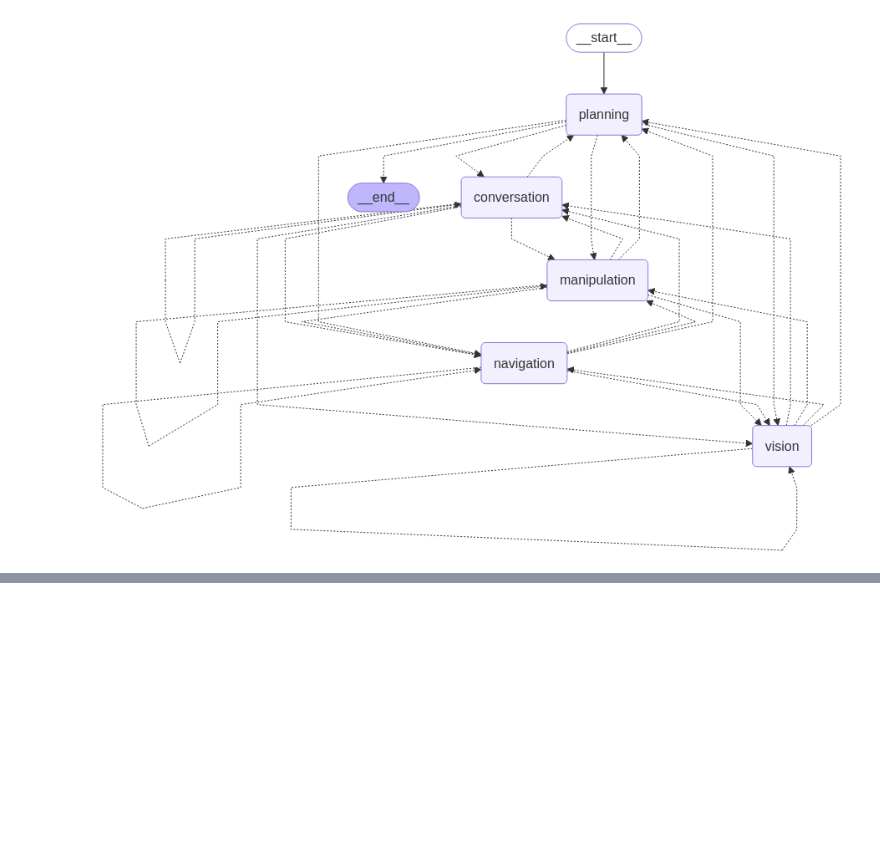
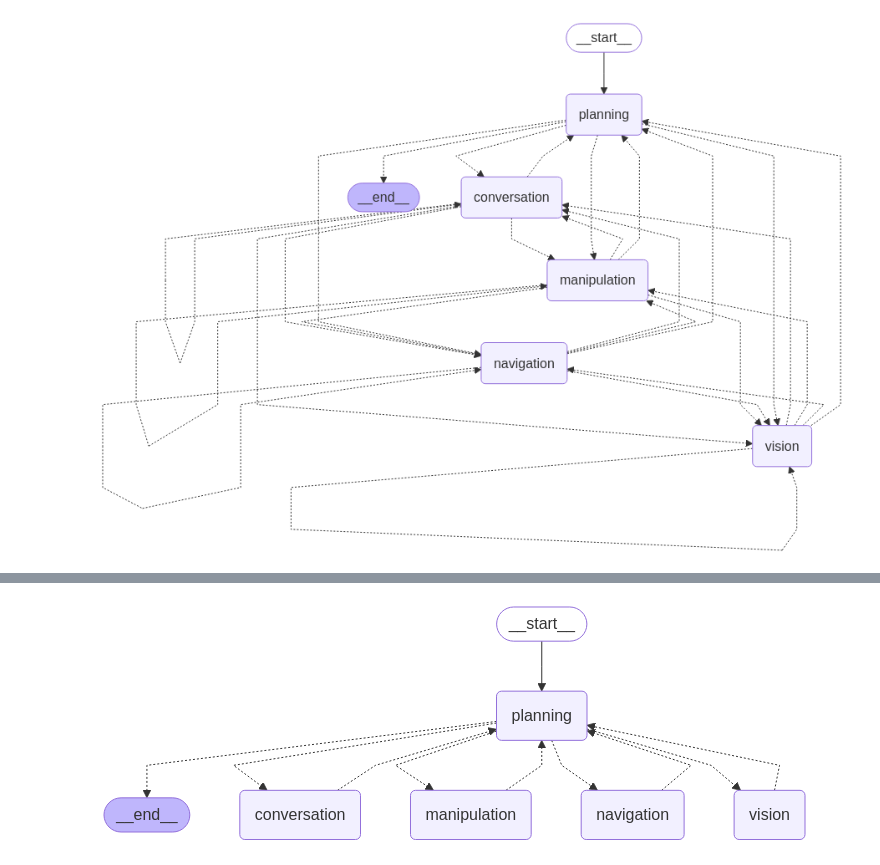
Before and after one commit to Narciss1/robocup_at_home, a Jupyter notebook: eda.ipynb, the cells around one changed output, grey strips where cells are left out. Drawn from its saved outputs; the diff is of its cells as text; code cells hidden in the pictures; blank space fills up the shorter version.

```diff
--- a/eda.ipynb
+++ b/eda.ipynb
@@ -842,11 +842,12 @@ CONV_PROMPT   = "You are the **Conversation** agent. Talk to the user."
 # %%
 # 1.  SHARED GRAPH‑STATE
 # ---------------------------------------------------------------------
+from typing import TypedDict, List, Dict, Any, Optional
 
-class PlanState(MessagesState):
-    plan: List[Dict[str, Any]] = None    # remaining steps
-    current: Dict[str, Any] | None = None  # the step executing
-    results: List[str] = None            # successful tool outputs
+class PlanState(MessagesState, total=False):
+    plan:    List[Dict[str, Any]] = field(default_factory=list)
+    current: Optional[Dict[str, Any]] = None
+    results: List[str] = field(default_factory=list)
 # %%
 # 2.  THE PLANNER NODE
 # ---------------------------------------------------------------------
@@ -873,7 +874,7 @@ def planner_node(state: PlanState) -> Command[
       final answer.
     """
     # —— 1) Need a new plan? ————————————————————————————————
-    if not state.plan:
+    if type(state) == dict or not state.plan:
         # ask planner LLM (user message is always last)
         reply: AIMessage = planner_llm.invoke(state.messages[-1])
         plan = parse_plan(reply.content)
@@ -1370,0 +1421,10 @@ if __name__ == "__main__":
+# %%
+# 2. SHARED GRAPH STATE
+# ────────────────────────────────────────────────────────────────
+@dataclass
+class AgentState:
+    """Everything nodes need to know is in here."""
+    messages: List[Any] = field(default_factory=list)          # full chat history
+    plan:     List[Dict[str, Any]] = field(default_factory=list)  # remaining steps
+    current:  Dict[str, Any] | None = None                     # step in progress
+    results:  List[str] = field(default_factory=list)          # human‑friendly log
@@ -1370,0 +1864,20 @@ if __name__ == "__main__":
+# %%
+# 6.  BUILD THE GRAPH
+# ────────────────────────────────────────────────────────────────
+
+builder = StateGraph(AgentState)
+
+builder.add_node("planning",     planner_node)
+builder.add_node("vision",       make_specialist("vision",       VISION_PROMPT, VISION_TOOLS))
+builder.add_node("navigation",   make_specialist("navigation",   NAV_PROMPT,    NAVIGATION_TOOLS))
+builder.add_node("manipulation", make_specialist("manipulation", MANIP_PROMPT,  MANIPULATION_TOOLS))
+builder.add_node("conversation", make_specialist("conversation", CONV_PROMPT,   CONV_TOOLS))
+
+builder.add_edge(START, "planning")  # the single required edge
+
+graph = builder.compile()
+
+from IPython.display import Image, display
+display(Image(graph.get_graph().draw_mermaid_png()))
+# %% [output]
+[figure, added]
```
Also changed, not shown: parts of 7 cells of this notebook, 3 other files.
